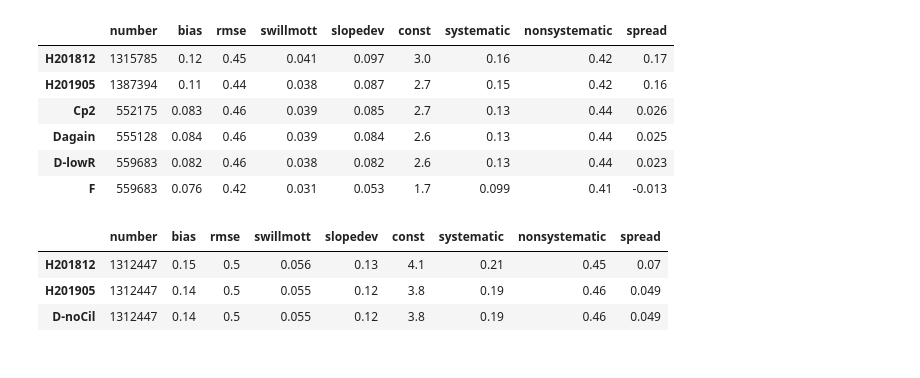
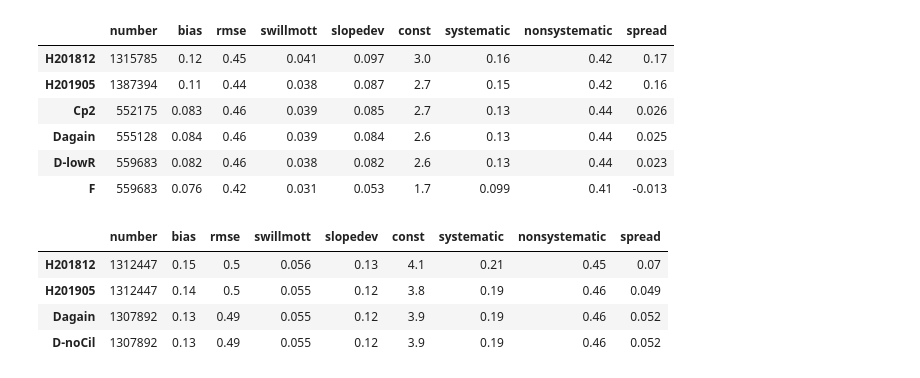
Before and after one commit to SalishSeaCast/analysis-susan, a Jupyter notebook: notebooks/PhysTuning/NonSurfaceSalinity.ipynb, the cells around one changed output. Cells and saved outputs as stored; diff of their text form; code cells hidden in the pictures.

Commit message:
More updates on deep salinity

```diff
--- a/notebooks/PhysTuning/NonSurfaceSalinity.ipynb
+++ b/notebooks/PhysTuning/NonSurfaceSalinity.ipynb
@@ -200,5 +200,11 @@ pieces = ('/home/sallen/202007/202007D-again/ObsModel_202007D-again_TS_20150101-
           '/home/sallen/202007/202007D-again/ObsModel_202007D-again_ctd_20160101_20161231.csv',
           '/home/sallen/202007/202007D-again/ObsModel_202007D-again_pugts_20160101_20161231.csv',
           '/home/sallen/202007/202007D-again/ObsModel_202007D-again_ctd_20170101_20171231.csv',
-          '/home/sallen/202007/202007D-again/ObsModel_202007D-again_pugts_20170101_20171231.csv'
+          '/home/sallen/202007/202007D-again/ObsModel_202007D-again_pugts_20170101_20171231.csv',
+          '/home/sallen/202007/202007D-again/ObsModel_202007D-again_onc_20150101_20151231.csv',
+          '/home/sallen/202007/202007D-again/ObsModel_202007D-again_onc_20160101_20161231.csv',
+          '/home/sallen/202007/202007D-again/ObsModel_202007D-again_onc_20170101_20171231.csv',
+          '/home/sallen/202007/202007D-again/ObsModel_202007D-again_psfts_20150101_20151231.csv',
+          '/home/sallen/202007/202007D-again/ObsModel_202007D-again_psfts_20160101_20161231.csv',
+          '/home/sallen/202007/202007D-again/ObsModel_202007D-again_psfts_20170101_20171231.csv'
         )
@@ -212,0 +211,8 @@ Dagain
+# %%
+temp1 = read_pieces(pieces)
+temp1['SA'] = temp1.SA.fillna(value=temp1['salinity (g/kg)'])
+#temp1['SA'] = temp1['salinity (g/kg)']
+temp1.drop(columns='Unnamed: 0', inplace=True)
+temp1.drop_duplicates(inplace=True)
+Dagain = plot_and_stats(temp1, 'Dagain')
+Dagain.style.format(myformat)
@@ -315,11 +325,12 @@ alltogether.style.format(myformat).apply(highlight_max_min)
 | D-lowR | 559683 | 0.082 | 0.46 | 0.038 | 0.082 | 2.6 | 0.13 | 0.44 | 0.023 |
 | F | 559683 | 0.076 | 0.42 | 0.031 | 0.053 | 1.7 | 0.099 | 0.41 | -0.013 |
 # %%
-alltogether = pd.concat([d201812,d201905, DnoC], axis=0)
+alltogether = pd.concat([d201812,d201905, Dagain, DnoC], axis=0)
 foramt = "{:.2}"
 alltogether.style.format(myformat).apply(highlight_max_min)
 # %% [output]
 |  | number | bias | rmse | swillmott | slopedev | const | systematic | nonsystematic | spread |
 | H201812 | 1312447 | 0.15 | 0.5 | 0.056 | 0.13 | 4.1 | 0.21 | 0.45 | 0.07 |
 | H201905 | 1312447 | 0.14 | 0.5 | 0.055 | 0.12 | 3.8 | 0.19 | 0.46 | 0.049 |
-| D-noCil | 1312447 | 0.14 | 0.5 | 0.055 | 0.12 | 3.8 | 0.19 | 0.46 | 0.049 |
+| Dagain | 1307892 | 0.13 | 0.49 | 0.055 | 0.12 | 3.9 | 0.19 | 0.46 | 0.052 |
+| D-noCil | 1307892 | 0.13 | 0.49 | 0.055 | 0.12 | 3.9 | 0.19 | 0.46 | 0.052 |
```
Also changed, not shown: parts of 3 cells of this notebook.
